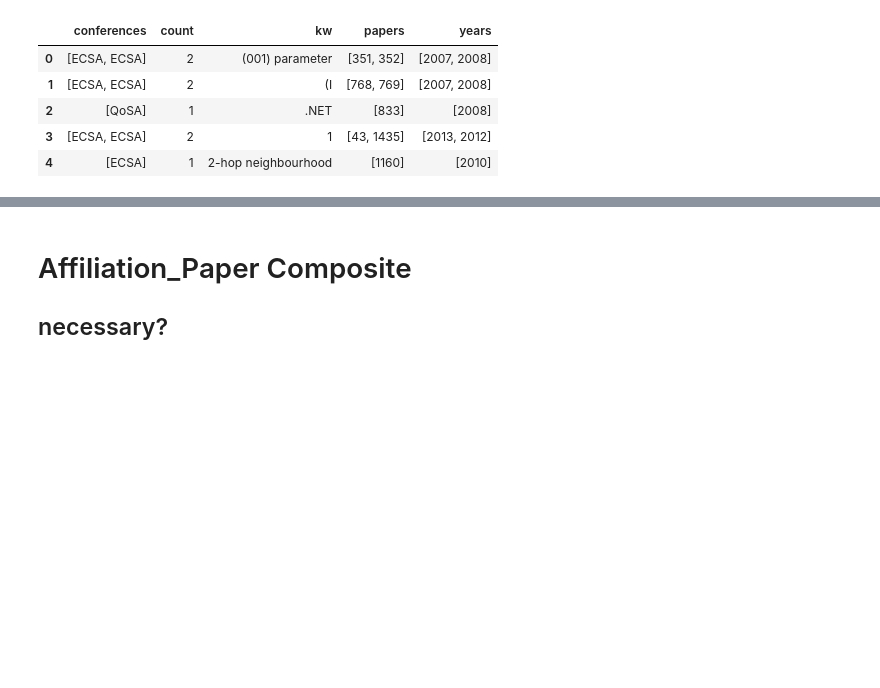
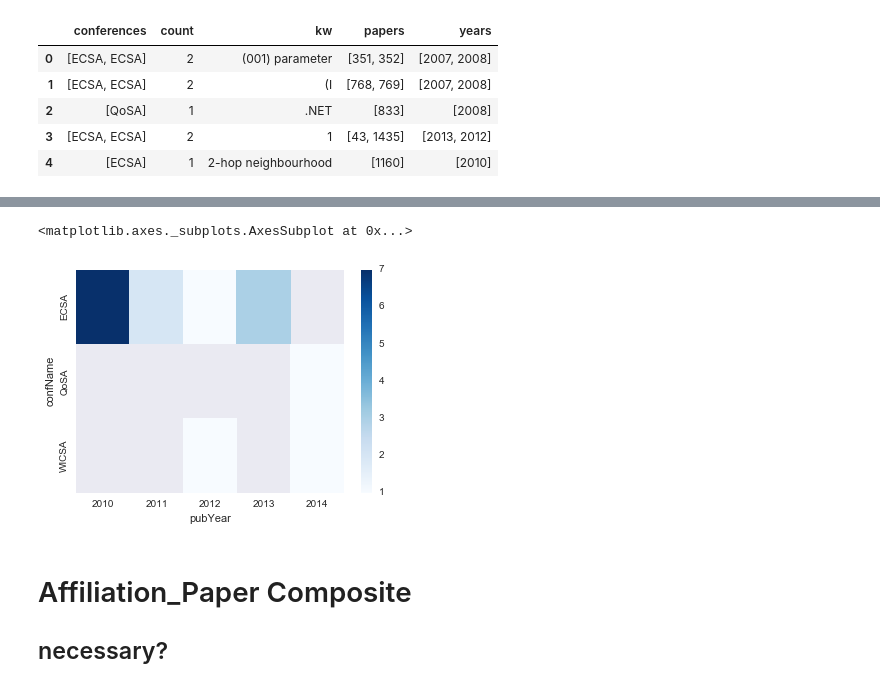
Before and after one commit to noveroa/DataBases, a Jupyter notebook: sqlStart/newSqlNotebooknew_compositesadded.ipynb, the cells around one changed output, grey strips where cells are left out. Drawn from its saved outputs; the diff is of its cells as text; code cells hidden in the pictures; blank space fills up the shorter version.

```diff
--- a/sqlStart/newSqlNotebooknew_compositesadded.ipynb
+++ b/sqlStart/newSqlNotebooknew_compositesadded.ipynb
@@ -344,0 +432,7 @@ pd.DataFrame(table).head()
+# %%
+new = t.groupby(["pubYear", "confName"])['keyword'].count().reset_index(name="counts")
+labels = {'ECSA' : 0,
+         'QoSA' : 1,
+         'WICSA' : 2}
+new['confCode'] = new.confName.apply(lambda name: labels[name])
+new.head()
@@ -345,3 +446,9 @@ pd.DataFrame(table).head()
+# %%
+#sns.heatmap(new.pivot_table( index='confName', columns='pubYear', values='counts'), cmap = 'Blues')
+getHeatMap(new)
+# %% [output]
+<matplotlib.axes._subplots.AxesSubplot at 0x...>
+[figure, added]
 # %% [markdown]
 # Affiliation_Paper Composite
 ## necessary?
```
Also changed, not shown: parts of 8 cells of this notebook, 5 other files.
